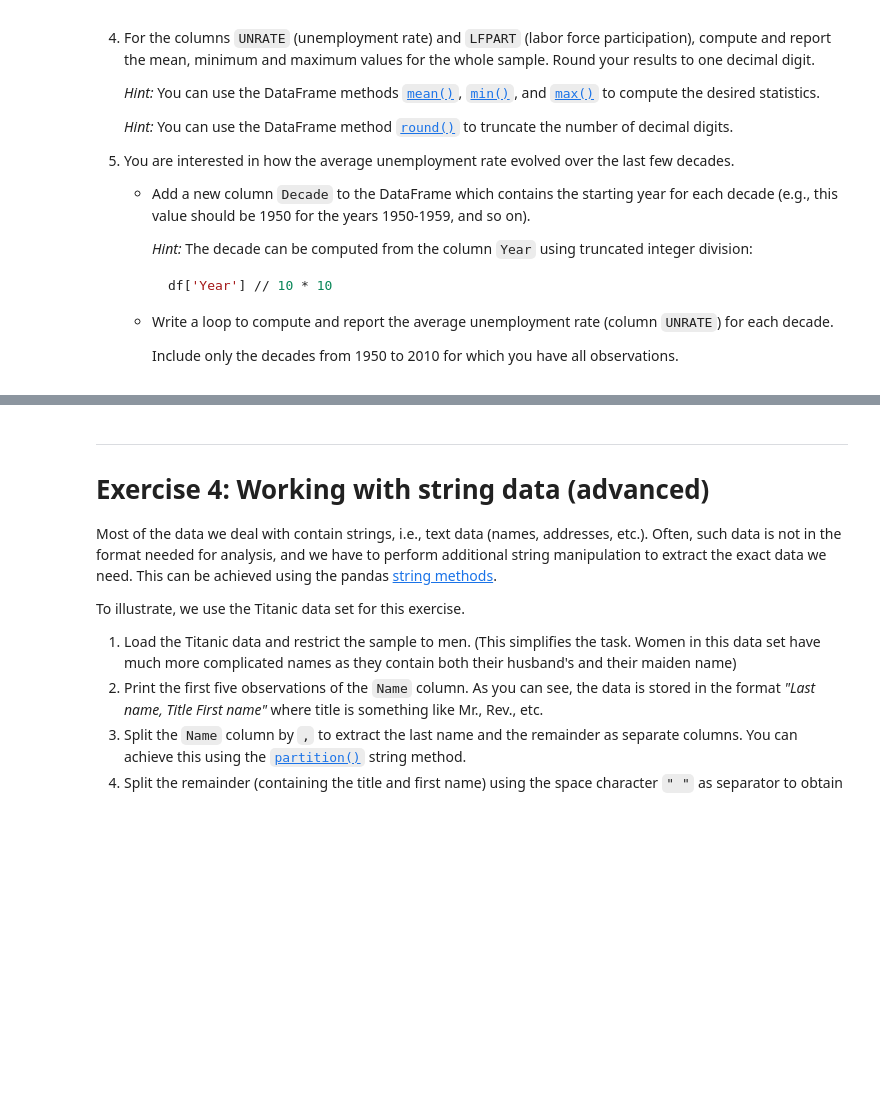
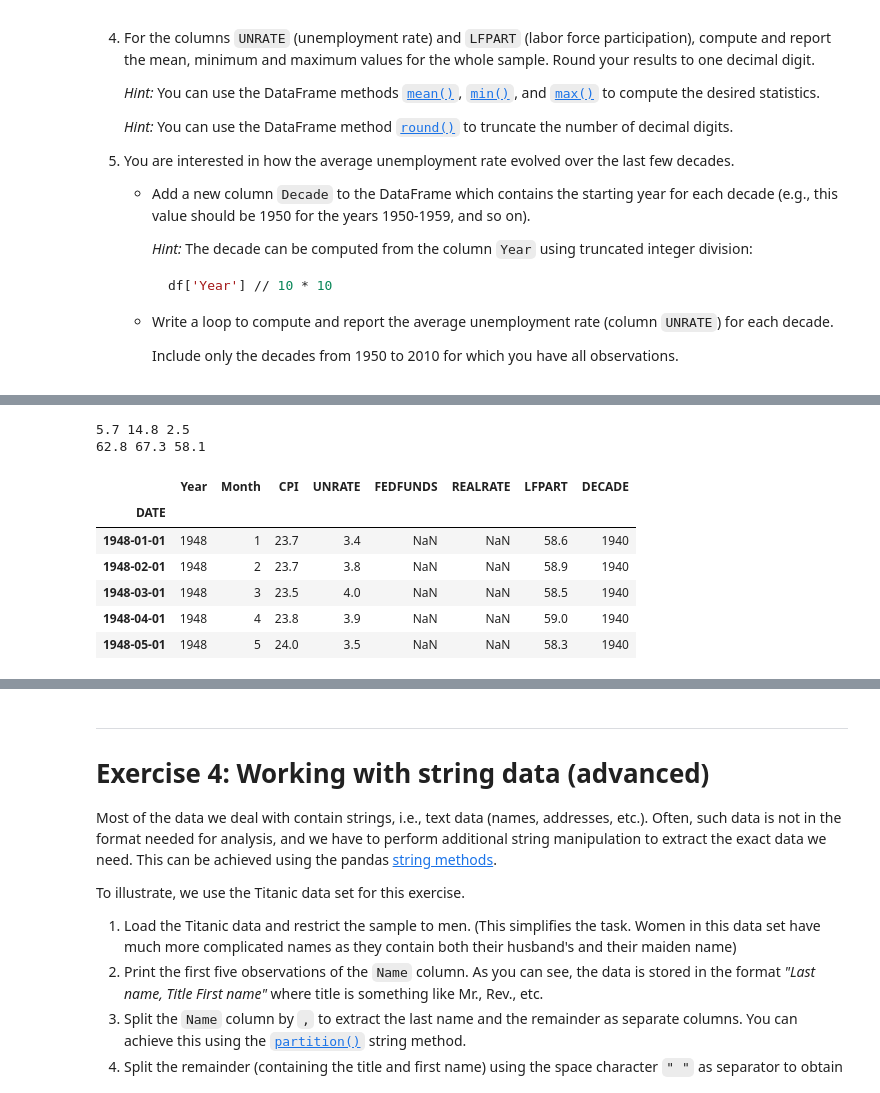
Before and after one commit to MarcDiechler/TECH2-H25, a Jupyter notebook: workshops/workshop2/workshop2_MD.ipynb, the cells around one changed output, grey strips where cells are left out. Drawn from its saved outputs; the diff is of its cells as text; code cells hidden in the pictures; blank space fills up the shorter version.

```diff
--- a/workshops/workshop2/workshop2_MD.ipynb
+++ b/workshops/workshop2/workshop2_MD.ipynb
@@ -292,3 +292,8 @@ and the labor force participation (the fraction of the working-age population in
 
         Include only the decades from 1950 to 2010 for which you have all
         observations.
+# %%
+import pandas as pd
+DATA_PATH = "../../data"
+filename = f'{DATA_PATH}/FRED/FRED_monthly.csv'
+df = pd.read_csv(filename, parse_dates=['DATE'])
@@ -294,0 +318,2 @@ and the labor force participation (the fraction of the working-age population in
+# %%
+df = df.set_index('DATE')
@@ -294,0 +328,26 @@ and the labor force participation (the fraction of the working-age population in
+# %%
+print(
+    df['UNRATE'].mean().round(1),
+    df['UNRATE'].max(),
+    df['UNRATE'].min()
+)
+print(
+    df['LFPART'].mean().round(1),
+    df['LFPART'].max(),
+    df['LFPART'].min()
+)
+# %% [output]
+5.7 14.8 2.5
+62.8 67.3 58.1
+# %%
+df['DECADE'] = df['Year']//10 * 10
+# %%
+df.head()
+# %% [output]
+|  | Year | Month | CPI | UNRATE | FEDFUNDS | REALRATE | LFPART | DECADE |
+| DATE |  |  |  |  |  |  |  |  |
+| 1948-01-01 | 1948 | 1 | 23.7 | 3.4 | NaN | NaN | 58.6 | 1940 |
+| 1948-02-01 | 1948 | 2 | 23.7 | 3.8 | NaN | NaN | 58.9 | 1940 |
+| 1948-03-01 | 1948 | 3 | 23.5 | 4.0 | NaN | NaN | 58.5 | 1940 |
+| 1948-04-01 | 1948 | 4 | 23.8 | 3.9 | NaN | NaN | 59.0 | 1940 |
+| 1948-05-01 | 1948 | 5 | 24.0 | 3.5 | NaN | NaN | 58.3 | 1940 |
```
Also changed, not shown: parts of 4 cells of this notebook.
